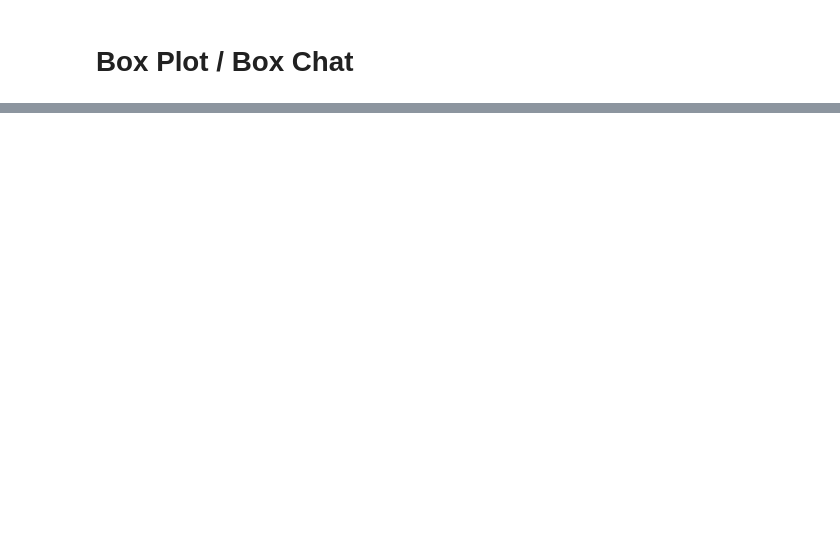
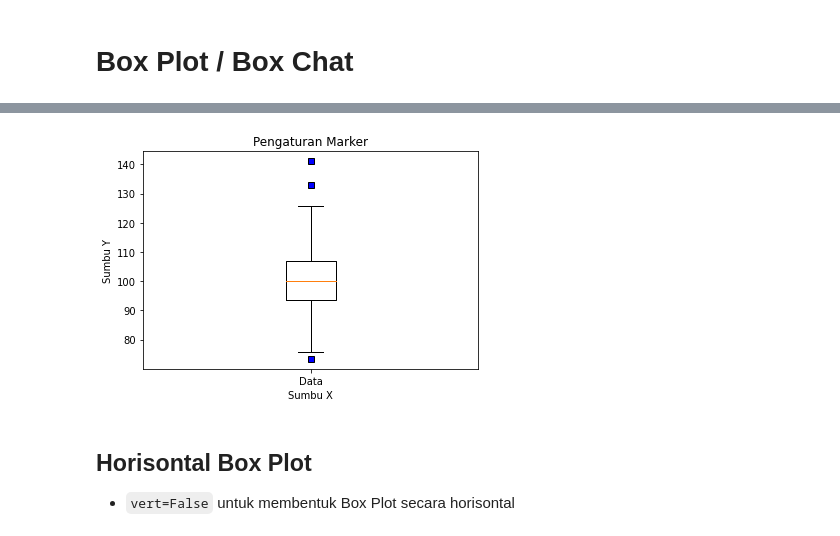
Before and after one commit to Ruslanahmadjayadi/Matplotlib, a Jupyter notebook: BoxPlot_BoxChart.ipynb, the cells around one changed output, grey strips where cells are left out. Saved outputs shown, nothing was run; the diff lists cells and outputs as text; code cells hidden in the pictures; blank space fills up the shorter version.

```diff
--- a/BoxPlot_BoxChart.ipynb
+++ b/BoxPlot_BoxChart.ipynb
@@ -32,14 +76,19 @@ plt.show()
 # %%
 plt.boxplot(data,
             labels=['Data'],
             showfliers=True,
-            flierprops={'markerfacecolor':'r', 'marker':'s'})
+            flierprops={'markerfacecolor':'b', 'marker':'s'})
 
 plt.title('Pengaturan Marker')
 plt.xlabel('Sumbu X')
 plt.ylabel('Sumbu Y')
 
 plt.show()
+# %% [output]
+[figure, added]
+# %% [markdown]
+## Horisontal Box Plot
+- `vert=False` untuk membentuk Box Plot secara horisontal
 # %%
 plt.boxplot(data, labels=['Data'], vert=False)
 
```
Also changed, not shown: parts of 14 cells of this notebook.
